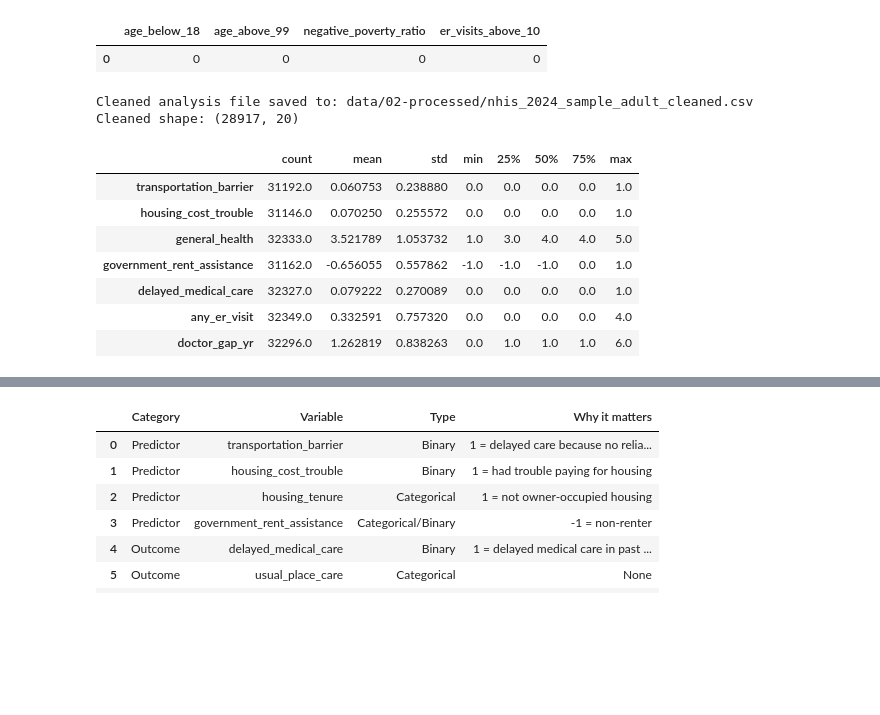
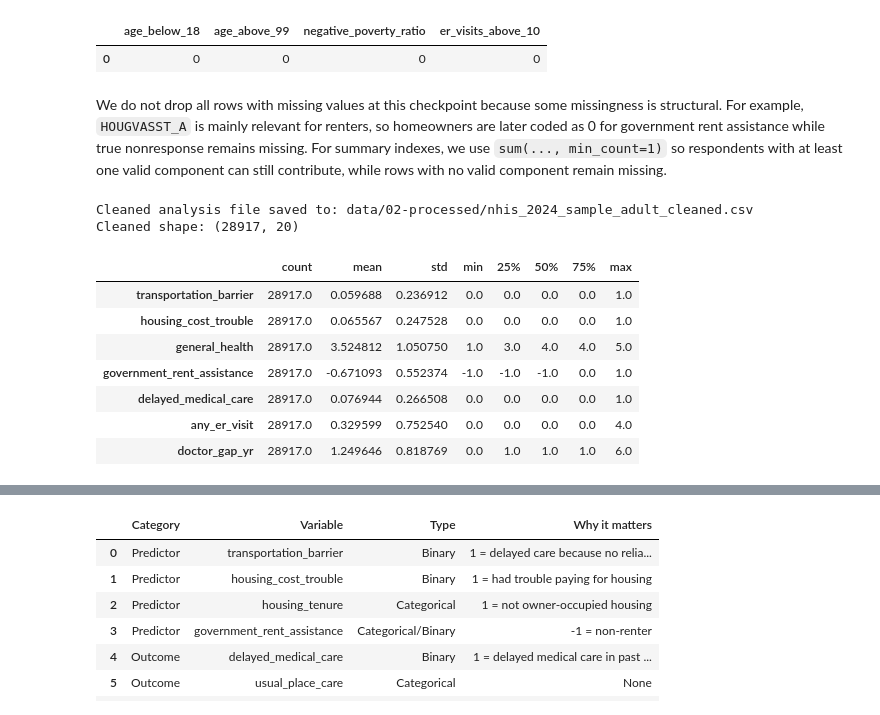
Before and after one commit to COGS108/Group-SP26-079, a Jupyter notebook: 01-DataCheckpoint.ipynb, the cells around one changed output, grey strips where cells are left out. Saved outputs shown, nothing was run; the diff lists cells and outputs as text; code cells hidden in the pictures; blank space fills up the shorter version.

```diff
--- a/01-DataCheckpoint.ipynb
+++ b/01-DataCheckpoint.ipynb
@@ -346,45 +345,45 @@ NaN       16
 Name: count, dtype: int64
 |  | age_below_18 | age_above_99 | negative_poverty_ratio | er_visits_above_10 |
 | 0 | 0 | 0 | 0 | 0 |
+# %% [markdown]
+We do not drop all rows with missing values at this checkpoint because some missingness is structural. For example, `HOUGVASST_A` is mainly relevant for renters, so homeowners are later coded as 0 for government rent assistance while true nonresponse remains missing. For summary indexes, we use `sum(..., min_count=1)` so respondents with at least one valid component can still contribute, while rows with no valid component remain missing.
 # %%
 # We convert binary variable to standardized binary form. In the survey, 1 is 'yes', 2 is 'no'. We convert them to the system of 1=yes, 0=no.
 df['transportation_barrier'] = np.where(df['TRANSPOR_A'].notna(), (df['TRANSPOR_A'] == 1).astype(int), np.nan)
 df['housing_cost_trouble'] = np.where(df['HOUSECOST_A'].notna(), (df['HOUSECOST_A'] == 1).astype(int), np.nan)
 
 # HOUGVASST_A is only asked of renters. We keep homeowners / non-renters as -1 here.
 df['government_rent_assistance'] = np.where(df['HOUGVASST_A'] == 1, 1,
                                     np.where(df['HOUGVASST_A'] == 2, 0, np.nan))
 df.loc[df['HOUTENURE_A'].isin([1, 3]), 'government_rent_assistance'] = -1
 df['delayed_medical_care'] = np.where(df['MEDDL12M_A'].notna(), (df['MEDDL12M_A'] == 1).astype(int), np.nan)
 df['any_er_visit']=df['EMERG12MTC_A']
 df['doctor_gap_yr'] = df['LASTDR_A']
-analysis_vars = [
+num_vars = [
     'transportation_barrier', 'housing_cost_trouble', 'general_health',
     'government_rent_assistance',
     'delayed_medical_care', 'any_er_visit',
     'doctor_gap_yr'
 ]
 keep_cols = [
     'HHX', 'WTFA_A', 'PSTRAT', 'PPSU', 'AGEP_A', 'sex', 'race_ethnicity', 'race_group',
     'education', 'POVRATTC_A', 'health_insurance', 'housing_tenure','usual_place_care'
-] + analysis_vars
+] + num_vars
 
 clean_nhis = df[keep_cols].copy()
 clean_nhis=clean_nhis.dropna()
 clean_nhis.to_csv(processed_dir / 'nhis_2024_sample_adult_cleaned.csv', index=False)
 
 print(f'Cleaned analysis file saved to: {processed_dir / "nhis_2024_sample_adult_cleaned.csv"}')
 print('Cleaned shape:', clean_nhis.shape)
-
-df[analysis_vars].describe().T
 # %% [output]
 Cleaned analysis file saved to: data/02-processed/nhis_2024_sample_adult_cleaned.csv
 Cleaned shape: (28917, 20)
 |  | count | mean | std | min | 25% | 50% | 75% | max |
-| transportation_barrier | 31192.0 | 0.060753 | 0.238880 | 0.0 | 0.0 | 0.0 | 0.0 | 1.0 |
-| housing_cost_trouble | 31146.0 | 0.070250 | 0.255572 | 0.0 | 0.0 | 0.0 | 0.0 | 1.0 |
-| general_health | 32333.0 | 3.521789 | 1.053732 | 1.0 | 3.0 | 4.0 | 4.0 | 5.0 |
-| government_rent_assistance | 31162.0 | -0.656055 | 0.557862 | -1.0 | -1.0 | -1.0 | 0.0 | 1.0 |
-| delayed_medical_care | 32327.0 | 0.079222 | 0.270089 | 0.0 | 0.0 | 0.0 | 0.0 | 1.0 |
-| any_er_visit | 32349.0 | 0.332591 | 0.757320 | 0.0 | 0.0 | 0.0 | 0.0 | 4.0 |
-| doctor_gap_yr | 32296.0 | 1.262819 | 0.838263 | 0.0 | 1.0 | 1.0 | 1.0 | 6.0 |
+| transportation_barrier | 28917.0 | 0.059688 | 0.236912 | 0.0 | 0.0 | 0.0 | 0.0 | 1.0 |
+| housing_cost_trouble | 28917.0 | 0.065567 | 0.247528 | 0.0 | 0.0 | 0.0 | 0.0 | 1.0 |
+| general_health | 28917.0 | 3.524812 | 1.050750 | 1.0 | 3.0 | 4.0 | 4.0 | 5.0 |
+| government_rent_assistance | 28917.0 | -0.671093 | 0.552374 | -1.0 | -1.0 | -1.0 | 0.0 | 1.0 |
+| delayed_medical_care | 28917.0 | 0.076944 | 0.266508 | 0.0 | 0.0 | 0.0 | 0.0 | 1.0 |
+| any_er_visit | 28917.0 | 0.329599 | 0.752540 | 0.0 | 0.0 | 0.0 | 0.0 | 4.0 |
+| doctor_gap_yr | 28917.0 | 1.249646 | 0.818769 | 0.0 | 1.0 | 1.0 | 1.0 | 6.0 |
```
Also changed, not shown: parts of 19 cells of this notebook.
